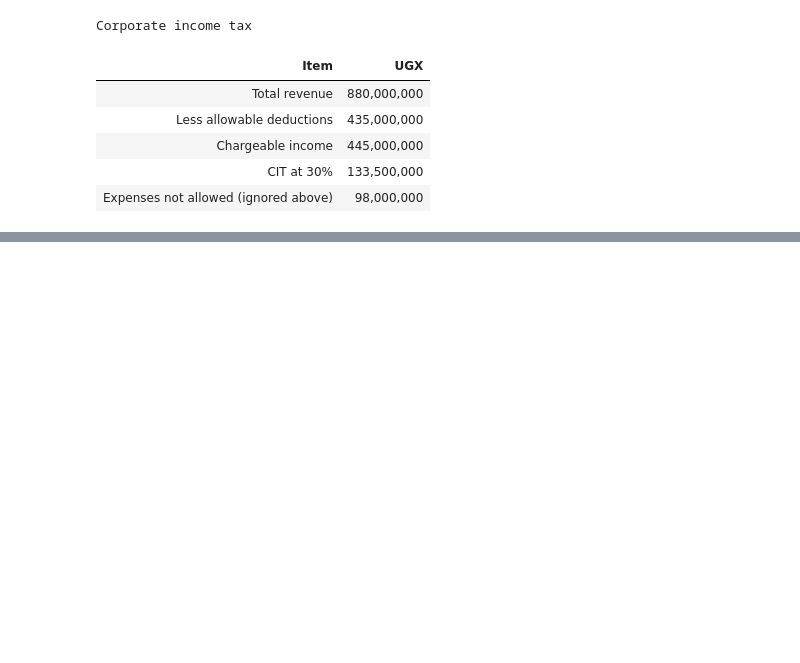
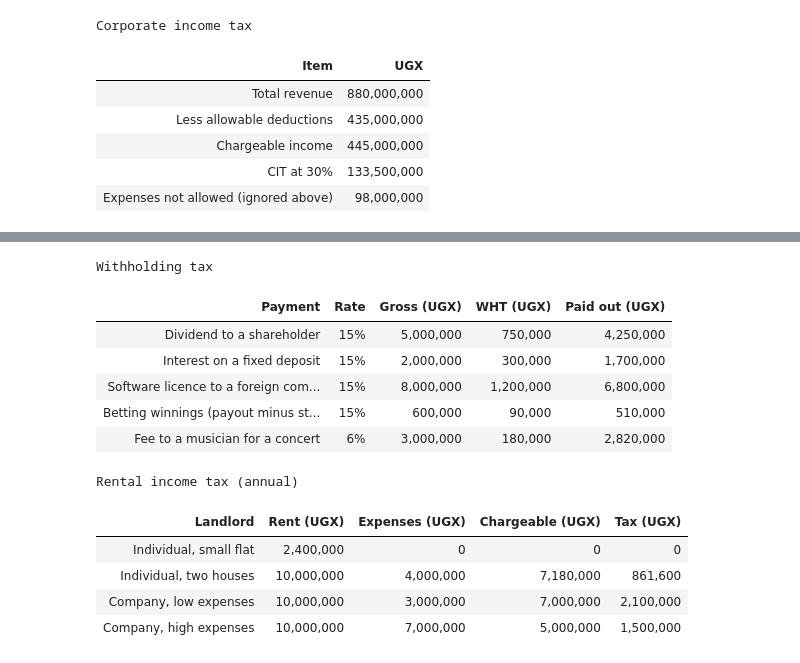
Before and after one commit to instantiate2roy/mini-project, a Jupyter notebook: project2_tax_engine.ipynb, the cells around one changed output, grey strips where cells are left out. Saved outputs shown, nothing was run; the diff lists cells and outputs as text; code cells hidden in the pictures; blank space fills up the shorter version.

```diff
--- a/project2_tax_engine.ipynb
+++ b/project2_tax_engine.ipynb
@@ -439,0 +443,79 @@ Corporate income tax
+# %%
+from decimal import Decimal
+import pandas as pd
+from src.wht import Wht
+from src.rental import Rental
+from src.tax_context import TaxContext
+
+wht_tax, rental_tax = Wht("UG"), Rental("UG")
+
+# Withholding tax: payer, payment type, gross payment (UGX)
+payments = [
+    ("Dividend to a shareholder",             "dividend",             5_000_000),
+    ("Interest on a fixed deposit",           "interest",             2_000_000),
+    ("Software licence to a foreign company", "royalty_non_resident", 8_000_000),
+    ("Betting winnings (payout minus stake)", "betting_winnings",       600_000),
+    ("Fee to a musician for a concert",       "public_entertainer",   3_000_000),
+]
+
+wht_rows = []
+for description, payment_type, amount in payments:
+    result = wht_tax.calculate(TaxContext(amount=Decimal(amount), payment_type=payment_type))
+    wht_rows.append({
+        "Payment": description,
+        "Rate": f"{wht_tax.rates[payment_type]:.0%}",
+        "Gross (UGX)": result.taxable_base,
+        "WHT (UGX)": result.amount,
+        "Paid out (UGX)": result.taxable_base - result.amount,
+    })
+
+# Rental income tax: landlord, landlord type, annual rent, expenses (UGX)
+landlords = [
+    ("Individual, small flat",     "individual",  2_400_000,         0),
+    ("Individual, two houses",     "individual", 10_000_000, 4_000_000),
+    ("Company, low expenses",      "company",    10_000_000, 3_000_000),
+    ("Company, high expenses",     "company",    10_000_000, 7_000_000),
+]
+
+rental_rows = []
+for description, landlord_type, rent, expenses in landlords:
+    ctx = TaxContext(amount=Decimal(rent), landlord_type=landlord_type, expenses=Decimal(expenses))
+    result = rental_tax.calculate(ctx)
+    rental_rows.append({
+        "Landlord": description,
+        "Rent (UGX)": ctx.amount,
+        "Expenses (UGX)": ctx.expenses,
+        "Chargeable (UGX)": result.taxable_base,
+        "Tax (UGX)": result.amount,
+    })
+
+table_styles = [
+    {"selector": "caption", "props": "caption-side: top; font-size: 1.1em; font-weight: 600; text-align: left; padding: 6px 0;"},
+    {"selector": "th", "props": "background-color: #1f4e79; color: white; text-align: right; padding: 6px 10px;"},
+    {"selector": "td", "props": "text-align: right; padding: 4px 10px; border-bottom: 1px solid #e1e4e8;"},
+    {"selector": "", "props": "border-collapse: collapse; font-family: sans-serif; font-size: 0.9em;"},
+]
+
+def styled(df, caption):
+    money_cols = [c for c in df.columns if "(UGX)" in c]
+    return (df.style.format("{:,.0f}", subset=money_cols).hide(axis="index")
+            .set_caption(caption).set_table_styles(table_styles))
+
+display(
+    styled(pd.DataFrame(wht_rows), "Withholding tax"),
+    styled(pd.DataFrame(rental_rows), "Rental income tax (annual)"),
+)
+# %% [output]
+Withholding tax
+| Payment | Rate | Gross (UGX) | WHT (UGX) | Paid out (UGX) |
+| Dividend to a shareholder | 15% | 5,000,000 | 750,000 | 4,250,000 |
+| Interest on a fixed deposit | 15% | 2,000,000 | 300,000 | 1,700,000 |
+| Software licence to a foreign com... | 15% | 8,000,000 | 1,200,000 | 6,800,000 |
+| Betting winnings (payout minus st... | 15% | 600,000 | 90,000 | 510,000 |
+| Fee to a musician for a concert | 6% | 3,000,000 | 180,000 | 2,820,000 |
+Rental income tax (annual)
+| Landlord | Rent (UGX) | Expenses (UGX) | Chargeable (UGX) | Tax (UGX) |
+| Individual, small flat | 2,400,000 | 0 | 0 | 0 |
+| Individual, two houses | 10,000,000 | 4,000,000 | 7,180,000 | 861,600 |
+| Company, low expenses | 10,000,000 | 3,000,000 | 7,000,000 | 2,100,000 |
+| Company, high expenses | 10,000,000 | 7,000,000 | 5,000,000 | 1,500,000 |
```
Also changed, not shown: parts of 2 cells of this notebook, 5 other files.
